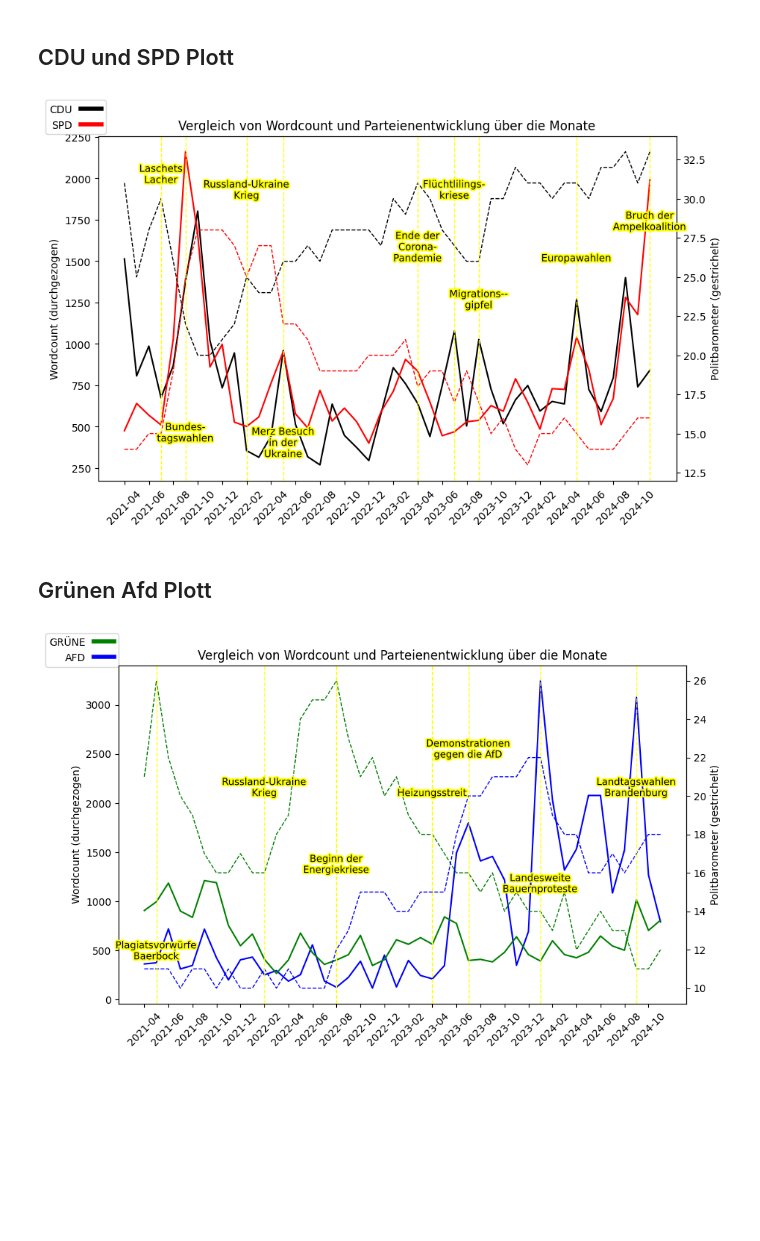
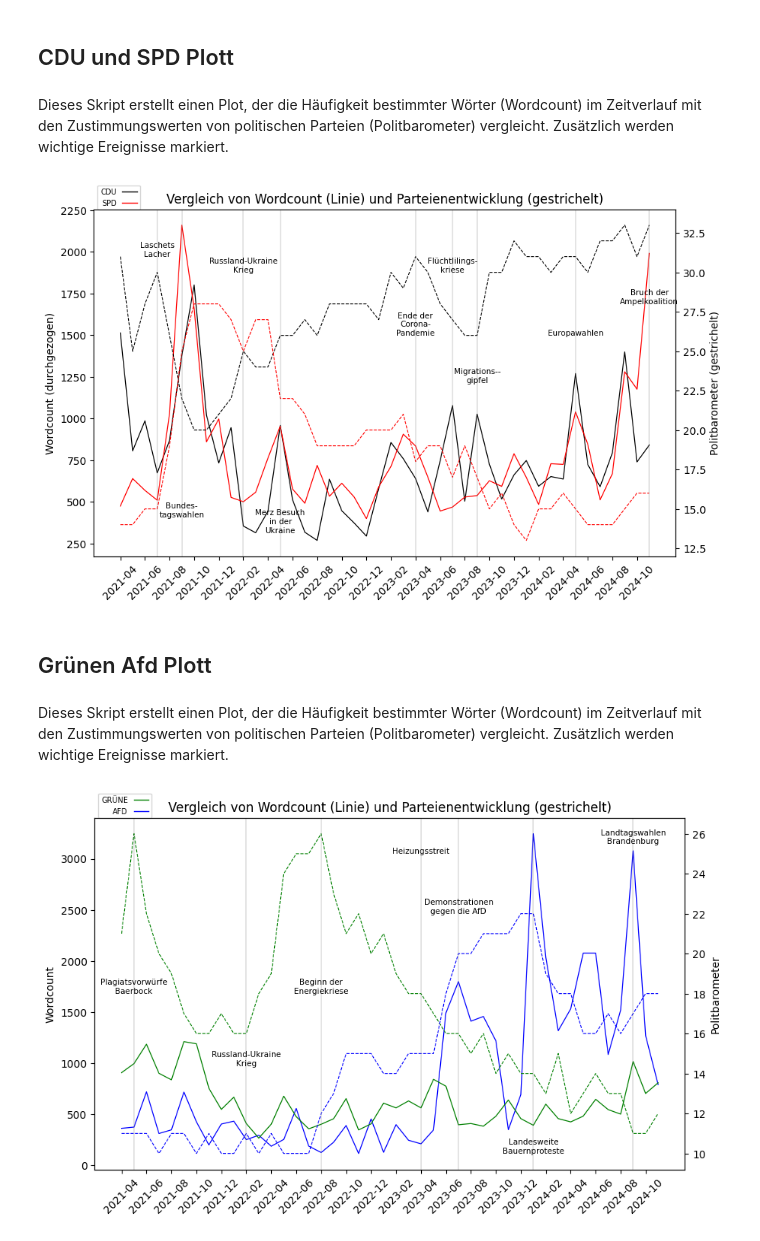
Before and after one commit to Reimser/ads_05_studienarbeit, a Jupyter notebook: source/notebooks/visualize.ipynb, the cells around one changed output. Cells and saved outputs as stored; diff of their text form; code cells hidden in the pictures; blank space fills up the shorter version.

```diff
--- a/source/notebooks/visualize.ipynb
+++ b/source/notebooks/visualize.ipynb
@@ -57,6 +57,10 @@ wahlen_df.head()
 | 4 | 2021-06-25 | 29 | 14 | 22 | 10 | 7 | 10 | 0 | 2021Q2 | 2021-06 |
 # %% [markdown]
 ## CDU und SPD Plott
+# %% [markdown]
+Dieses Skript erstellt einen Plot, der die Häufigkeit bestimmter Wörter
+(Wordcount) im Zeitverlauf mit den Zustimmungswerten von politischen Parteien
+(Politbarometer) vergleicht. Zusätzlich werden wichtige Ereignisse markiert.
 # %%
 # Erstellen der Plot-Figur
 plt.figure(figsize=(10, 6))  # Definiert die Größe der gesamten Plot-Figur
@@ -65,7 +69,8 @@ ax1 = plt.gca()  # Erstellt die erste y-Achse (linke Achse)
 # Daten vorbereiten für den ersten Plot (Wordcount)
 df_grouped_wordcount = pd.DataFrame()  # Initialisiere ein leeres DataFrame für Wordcount-Daten
 for word in alt_parteien['word'].unique():  # Iteriere über jedes einzigartige Wort in der 'word'-Spalte
-    temp_df = alt_parteien[alt_parteien['word'] == word].groupby('month').agg({'count': 'sum'}).reset_index()  # Aggregiere die 'count'-Werte pro Monat
+    # Aggregiere die 'count'-Werte pro Monat für das aktuelle Wort
+    temp_df = alt_parteien[alt_parteien['word'] == word].groupby('month').agg({'count': 'sum'}).reset_index()
     temp_df['word'] = word  # Füge die aktuelle Wortzuordnung hinzu
     df_grouped_wordcount = pd.concat([df_grouped_wordcount, temp_df], ignore_index=True)  # Füge die Daten zusammen
 
@@ -73,7 +78,7 @@ for word in alt_parteien['word'].unique():  # Iteriere über jedes einzigartige
 for word in df_grouped_wordcount['word'].unique():  # Iteriere über alle Wörter in den vorbereiteten Daten
     temp_df = df_grouped_wordcount[df_grouped_wordcount['word'] == word]  # Filtere Daten für das aktuelle Wort
     color = parteifarben.get(word, 'black')  # Hole die Farbe aus der 'parteifarben'-Datenstruktur, Standard: Schwarz
-    ax1.plot(temp_df['month'], temp_df['count'], linestyle='-', color=color)  # Plotte die Daten für das Wort
+    ax1.plot(temp_df['month'], temp_df['count'],linewidth=0.9, linestyle='-', color=color)  # Plotte die Daten für das Wort
 
 ax1.set_xlabel('')  # Entfernt die Beschriftung der x-Achse
 ax1.set_ylabel('Wordcount (durchgezogen)')  # Beschriftet die linke y-Achse
@@ -86,6 +91,7 @@ unique_months = df_grouped_wordcount['month'].unique()  # Liste aller einzigarti
 ax1.set_xticks(unique_months[::2])  # Zeigt nur jeden zweiten Monat
 ax1.set_xticklabels(unique_months[::2], rotation=45)  # Dreht die Labels erneut um 45 Grad
 
+
 # Daten vorbereiten für den zweiten Plot (wahlen)
 df_grouped_parties = wahlen_df.groupby('month').first().reset_index()  # Aggregiere die Wahlen-Daten nach Monat
 
@@ -94,16 +100,18 @@ ax2 = ax1.twinx()  # Erstellt eine zweite y-Achse (rechte Achse)
 party_lines = []  # Liste zum Speichern der Linien für die Legende
 for column in ['cdu', 'spd']:  # Iteriere über die Parteien
     color = parteifarben.get(column, 'black')  # Hole die Farbe der Partei
+    # Plotte die Werte der Partei
     line, = ax2.plot(df_grouped_parties['month'], df_grouped_parties[column],
-                     linewidth=1, linestyle="--", label=column.upper(), color=color)  # Plotte die Werte der Partei
+                     linewidth=0.8, linestyle="--", label=column.upper(), color=color)
     party_lines.append(line)  # Speichere die Linie für die Legende
 
 ax2.set_ylabel('Politbarometer (gestrichelt)')  # Beschriftet die rechte y-Achse
 ax2.tick_params(axis='y', labelcolor='black')  # Setzt die Farbe der rechten y-Achse auf Schwarz
 
 # Legende ändern
-legend_elements = [Line2D([0], [0], color=line.get_color(), lw=4, label=line.get_label()) for line in party_lines]  # Erstelle Legenden-Elemente
-ax1.legend(handles=legend_elements, loc='upper left', bbox_to_anchor=(-0.1, 1.12), markerfirst=False)  # Platziert die Legende
+# Erstelle Legenden-Elemente mit den Farben und Labels der Linien
+legend_elements = [Line2D([0], [0], color=line.get_color(), lw=1, label=line.get_label()) for line in party_lines]
+ax1.legend(handles=legend_elements, loc='upper left', bbox_to_anchor=(-0, 1.08), markerfirst=False, fontsize=7)  # Platziert die Legende
 
 # Events markieren
 events = [("2021-07", "Laschets\nLacher", 31),
@@ -117,18 +125,21 @@ events = [("2021-07", "Laschets\nLacher", 31),
           ("2024-11", "Bruch der\nAmpelkoalition", 28)]  # Definiert die Events
 
 for event_x, event_label, y_position in events:  # Iteriere über die Events
-    plt.axvline(x=event_x, color='yellow', linestyle='--', linewidth=1)  # Zeichnet vertikale Linie für jedes Event
-    text = plt.text(event_x, y_position, event_label, rotation=0, fontsize=9.5)  # Fügt Text an die Linie hinzu
-    text.set_path_effects([patheffects.withStroke(linewidth=3, foreground='yellow')])  # Verleiht dem Text einen gelben Rand
+    plt.axvline(x=event_x, color='grey', linestyle='-', linewidth=0.3)  # Zeichnet vertikale Linie für jedes Event
+    text = plt.text(event_x, y_position, event_label, rotation=0, fontsize=7.5)  # Fügt Text an die Linie hinzu
     text.set_horizontalalignment('center')  # Zentriert den Text horizontal
 
 # Plot
-plt.title('Vergleich von Wordcount und Parteienentwicklung über die Monate')  # Setzt den Titel des Plots
+plt.title('Vergleich von Wordcount (Linie) und Parteienentwicklung (gestrichelt)')  # Setzt den Titel des Plots
 plt.show()  # Zeigt den Plot an
 # %% [output]
-[figure, old version]
+[figure, new version]
 # %% [markdown]
 ## Grünen Afd Plott
+# %% [markdown]
+Dieses Skript erstellt einen Plot, der die Häufigkeit bestimmter Wörter
+(Wordcount) im Zeitverlauf mit den Zustimmungswerten von politischen Parteien
+(Politbarometer) vergleicht. Zusätzlich werden wichtige Ereignisse markiert.
 # %%
 # Erstellen der Plot-Figur
 plt.figure(figsize=(10, 6))  # Definiert die Größe der Plot-Figur
@@ -137,7 +148,8 @@ ax1 = plt.gca()  # Erstellt die erste y-Achse (linke Achse)
 # Daten vorbereiten für den ersten Plot (Wordcount)
 df_grouped_wordcount = pd.DataFrame()  # Initialisiere ein leeres DataFrame für Wordcount-Daten
 for word in neue_parteien['word'].unique():  # Iteriere über jedes einzigartige Wort in der 'word'-Spalte
-    temp_df = neue_parteien[neue_parteien['word'] == word].groupby('month').agg({'count': 'sum'}).reset_index()  # Aggregiere die 'count'-Werte pro Monat
+    # Aggregiere die 'count'-Werte pro Monat für das aktuelle Wort
+    temp_df = neue_parteien[neue_parteien['word'] == word].groupby('month').agg({'count': 'sum'}).reset_index()
     temp_df['word'] = word  # Füge die aktuelle Wortzuordnung hinzu
     df_grouped_wordcount = pd.concat([df_grouped_wordcount, temp_df], ignore_index=True)  # Füge die Daten zusammen
 
@@ -145,57 +157,57 @@ for word in neue_parteien['word'].unique():  # Iteriere über jedes einzigartige
 for word in df_grouped_wordcount['word'].unique():  # Iteriere über alle Wörter in den vorbereiteten Daten
     temp_df = df_grouped_wordcount[df_grouped_wordcount['word'] == word]  # Filtere Daten für das aktuelle Wort
     color = parteifarben.get(word, 'black')  # Hole die Farbe aus der 'parteifarben'-Datenstruktur, Standard: Schwarz
-    ax1.plot(temp_df['month'], temp_df['count'], linestyle='-', color=color)  # Plotte die Daten für das Wort
+    ax1.plot(temp_df['month'], temp_df['count'], linewidth=0.9,linestyle='-', color=color)  # Plotte die Daten für das Wort
 
 ax1.set_xlabel('')  # Entfernt die Beschriftung der x-Achse
-ax1.set_ylabel('Wordcount (durchgezogen)')  # Beschriftet die linke y-Achse
+ax1.set_ylabel('Wordcount')  # Beschriftet die linke y-Achse
 ax1.tick_params(axis='y', labelcolor='black')  # Setzt die Farbe der y-Achse auf Schwarz
 ax1.set_xticks(df_grouped_wordcount['month'].unique())  # Setzt die Monate als x-Achsenticks
 ax1.set_xticklabels(df_grouped_wordcount['month'].unique(), rotation=45)  # Dreht die Labels um 45 Grad
 
 # Anzeige von jedem zweiten Datum auf der x-Achse
 unique_months = df_grouped_wordcount['month'].unique()  # Liste aller einzigartigen Monate
 ax1.set_xticks(unique_months[::2])  # Zeigt nur jeden zweiten Monat
 ax1.set_xticklabels(unique_months[::2], rotation=45)  # Dreht die Labels erneut um 45 Grad
 
-
 # Daten vorbereiten für den zweiten Plot (wahlen)
 df_grouped_parties = wahlen_df.groupby('month').first().reset_index()  # Aggregiere die Wahlen-Daten nach Monat
 
 # Zweiter Plot (wahlen) mit zweiter y-Achse
 ax2 = ax1.twinx()  # Erstellt eine zweite y-Achse (rechte Achse)
 party_lines = []  # Liste zum Speichern der Linien für die Legende
 for column in ['grüne', 'afd']:  # Iteriere über die Parteien
     color = parteifarben.get(column, 'black')  # Hole die Farbe der Partei
+    # Plotte die Werte der Partei
     line, = ax2.plot(df_grouped_parties['month'], df_grouped_parties[column],
-                     linewidth=1, linestyle="--", label=column.upper(), color=color)  # Plotte die Werte der Partei
+                     linewidth=0.8, linestyle="--", label=column.upper(), color=color)
     party_lines.append(line)  # Speichere die Linie für die Legende
 
-ax2.set_ylabel('Politbarometer (gestrichelt)')  # Beschriftet die rechte y-Achse
+ax2.set_ylabel('Politbarometer')  # Beschriftet die rechte y-Achse
 ax2.tick_params(axis='y', labelcolor='black')  # Setzt die Farbe der rechten y-Achse auf Schwarz
 
-# Legenden-Häkchen zu Quadraten ändern
-legend_elements = [Line2D([0], [0], color=line.get_color(), lw=4, label=line.get_label()) for line in party_lines]  # Erstelle Legenden-Elemente
-ax1.legend(handles=legend_elements, loc='upper left', bbox_to_anchor=(-0.138, 1.11), markerfirst=False)  # Platziert die Legende
+# Legende ändern
+# Erstelle Legenden-Elemente mit den Farben und Labels der Linien
+legend_elements = [Line2D([0], [0], color=line.get_color(), lw=1, label=line.get_label()) for line in party_lines]
+ax1.legend(handles=legend_elements, loc='upper left', bbox_to_anchor=(-0, 1.08), markerfirst=False, fontsize=7)  # Platziert die Legende
 
 # Events markieren
-events = [("2021-05", "Plagiatsvorwürfe\nBaerbock", 11.5),
-          ("2022-02", "Russland-Ukraine\nKrieg", 20),
-          ("2023-04", "Heizungsstreit", 20),
+events = [("2021-05", "Plagiatsvorwürfe\nBaerbock", 18),
+          ("2022-02", "Russland-Ukraine\nKrieg", 14.4),
+          ("2023-04", "Heizungsstreit", 25),
           ("2023-07", "Demonstrationen\ngegen die AfD", 22),
-          ("2022-08", "Beginn der\nEnergiekriese", 16),
-          ("2024-01", "Landesweite\nBauernproteste", 15),
-          ("2024-09", "Landtagswahlen\nBrandenburg", 20),
+          ("2022-08", "Beginn der\nEnergiekriese", 18),
+          ("2024-01", "Landesweite\nBauernproteste", 10),
+          ("2024-09", "Landtagswahlen\nBrandenburg", 25.5),
           ]  # Definiert die Events
 
 for event_x, event_label, y_position in events:  # Iteriere über die Events
-    plt.axvline(x=event_x, color='yellow', linestyle='--', linewidth=1)  # Zeichnet vertikale Linie für jedes Event
-    text = plt.text(event_x, y_position, event_label, rotation=0, fontsize=9.5)  # Fügt Text an die Linie hinzu
-    text.set_path_effects([patheffects.withStroke(linewidth=3, foreground='yellow')])  # Verleiht dem Text einen gelben Rand
+    plt.axvline(x=event_x, color='grey', linestyle='-', linewidth=0.3)  # Zeichnet vertikale Linie für jedes Event
+    text = plt.text(event_x, y_position, event_label, rotation=0, fontsize=7.5)  # Fügt Text an die Linie hinzu
     text.set_horizontalalignment('center')  # Zentriert den Text horizontal
 
 # Plot
-plt.title('Vergleich von Wordcount und Parteienentwicklung über die Monate')  # Setzt den Titel des Plots
+plt.title('Vergleich von Wordcount (Linie) und Parteienentwicklung (gestrichelt)')  # Setzt den Titel des Plots
 plt.show()  # Zeigt den Plot an
 # %% [output]
-[figure, old version]
+[figure, new version]
```
